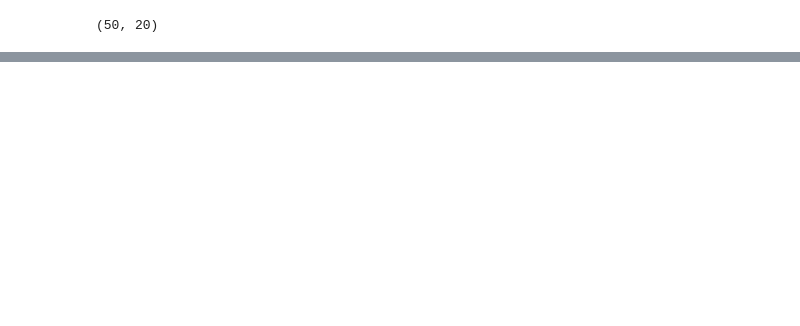
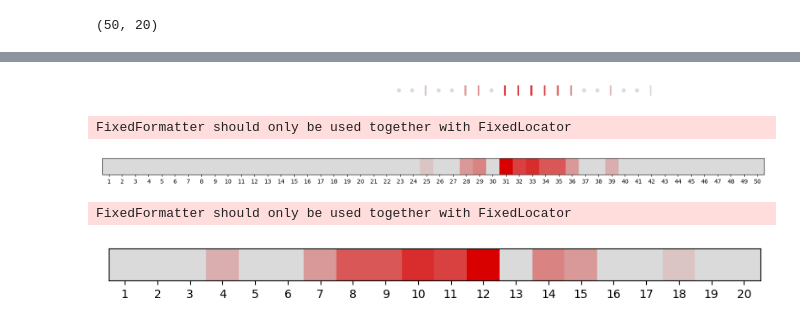
Before and after one commit to katarinagresova/DeepExperiment, a Jupyter notebook: experiments/Helwak2013_miRBind_interpretation_alignment.ipynb, the cells around one changed output, grey strips where cells are left out. Saved outputs shown, nothing was run; the diff lists cells and outputs as text; code cells hidden in the pictures; blank space fills up the shorter version.

Commit message:
improving visualization

```diff
--- a/experiments/Helwak2013_miRBind_interpretation_alignment.ipynb
+++ b/experiments/Helwak2013_miRBind_interpretation_alignment.ipynb
@@ -112,0 +106,20 @@ plot_alignment(align_x, align_s, align_y)
+# %%
+from deepexperiment.visualization import plot_seq_agn_alignment
+
+plot_seq_agn_alignment(align_x, align_s, align_y)
+# %% [output]
+[figure, added]
+# %%
+from deepexperiment.visualization import plot_gene_importance
+
+plot_gene_importance(align_s)
+# %% [output]
+FixedFormatter should only be used together with FixedLocator
+[figure, added]
+# %%
+from deepexperiment.visualization import plot_miRNA_importance
+
+plot_miRNA_importance(align_y, align_s)
+# %% [output]
+FixedFormatter should only be used together with FixedLocator
+[figure, added]
```
Also changed, not shown: parts of 10 cells of this notebook, 1 other file.
